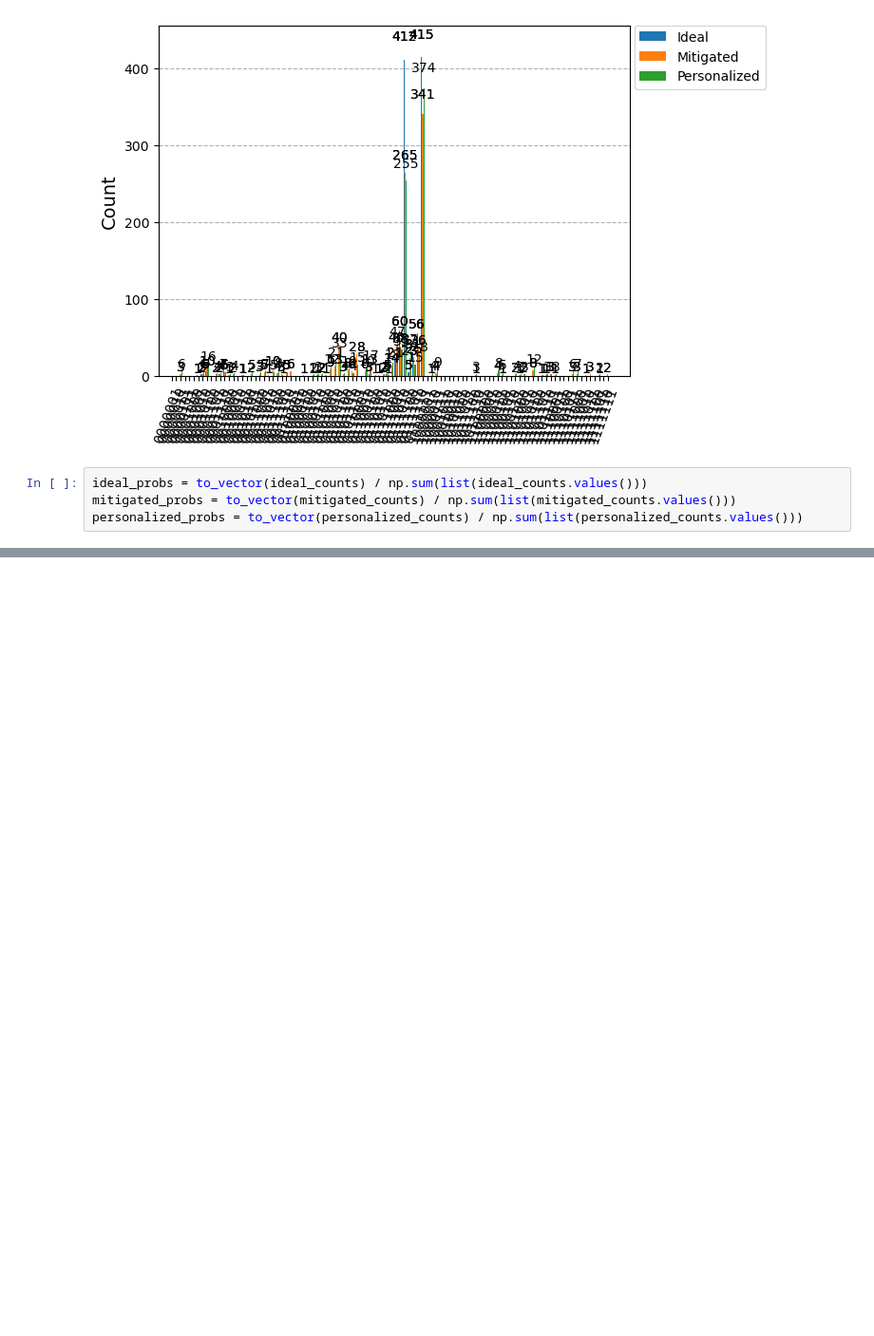
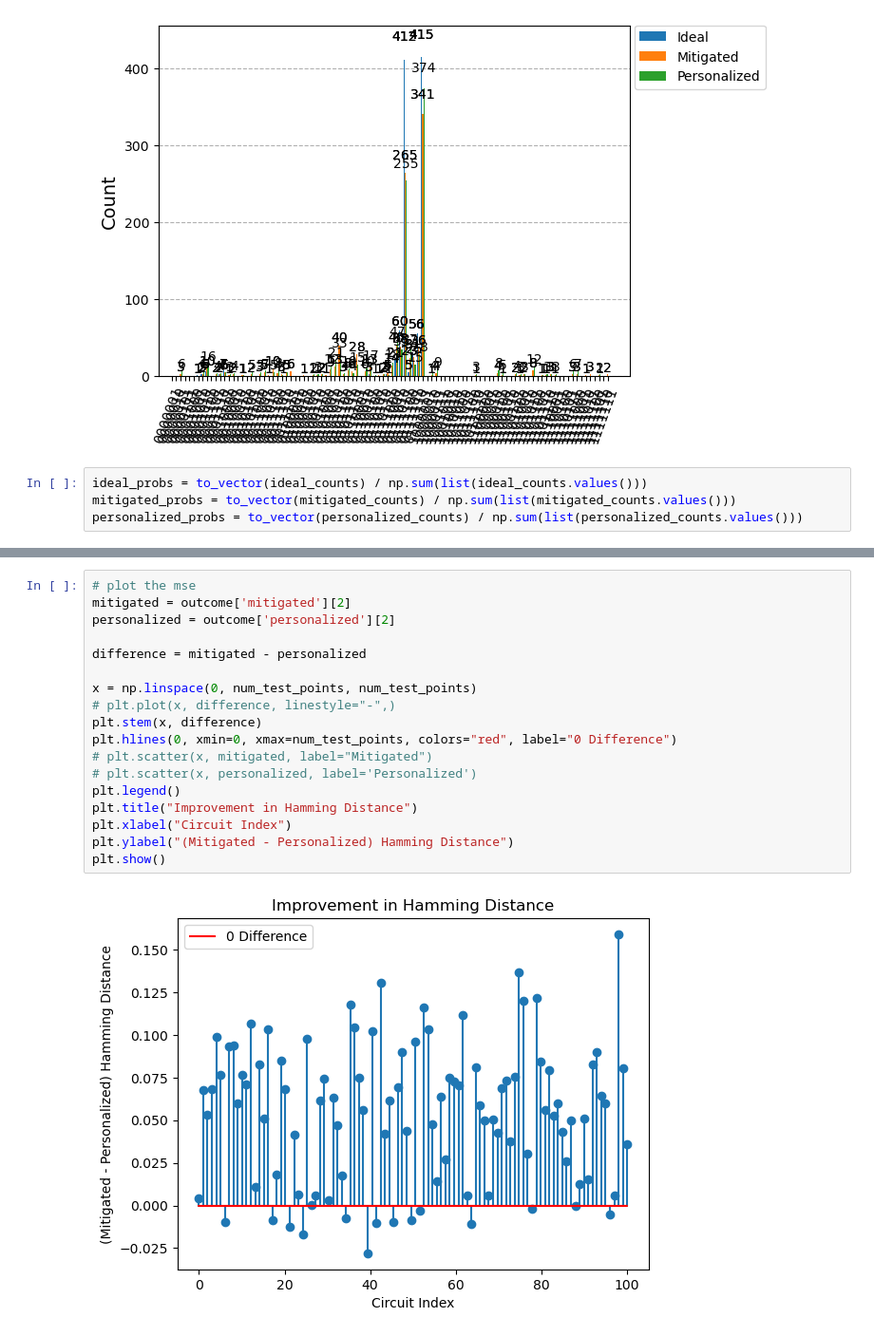
Before and after one commit to malee4/readout_mitigation, a Jupyter notebook: error_mitigation/readout_error.ipynb, the cells around one changed output, grey strips where cells are left out. Shown: that part at 95% size. Drawn from its saved outputs; the diff is of its cells as text; blank space fills up the shorter version.

```diff
--- a/error_mitigation/readout_error.ipynb
+++ b/error_mitigation/readout_error.ipynb
@@ -611,0 +733,20 @@ test_circuits = [random_circuit(N, depth, measure=True) for i in range(test_size
+# %%
+# plot the mse
+mitigated = outcome['mitigated'][2]
+personalized = outcome['personalized'][2]
+
+difference = mitigated - personalized
+
+x = np.linspace(0, num_test_points, num_test_points)
+# plt.plot(x, difference, linestyle="-",)
+plt.stem(x, difference)
+plt.hlines(0, xmin=0, xmax=num_test_points, colors="red", label="0 Difference")
+# plt.scatter(x, mitigated, label="Mitigated")
+# plt.scatter(x, personalized, label='Personalized')
+plt.legend()
+plt.title("Improvement in Hamming Distance")
+plt.xlabel("Circuit Index")
+plt.ylabel("(Mitigated - Personalized) Hamming Distance")
+plt.show()
+# %% [output]
+[figure, added]
```
Also changed, not shown: parts of 13 cells of this notebook.
